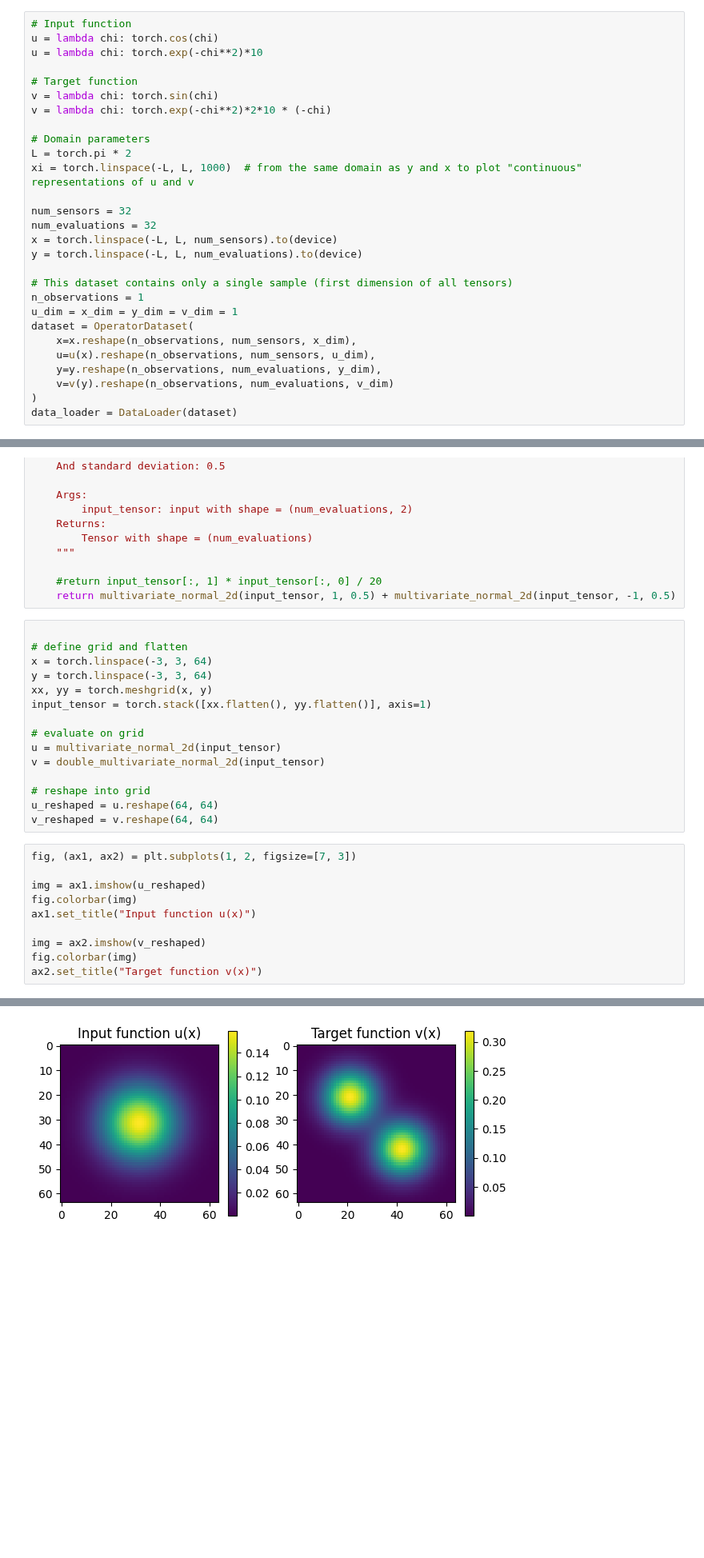
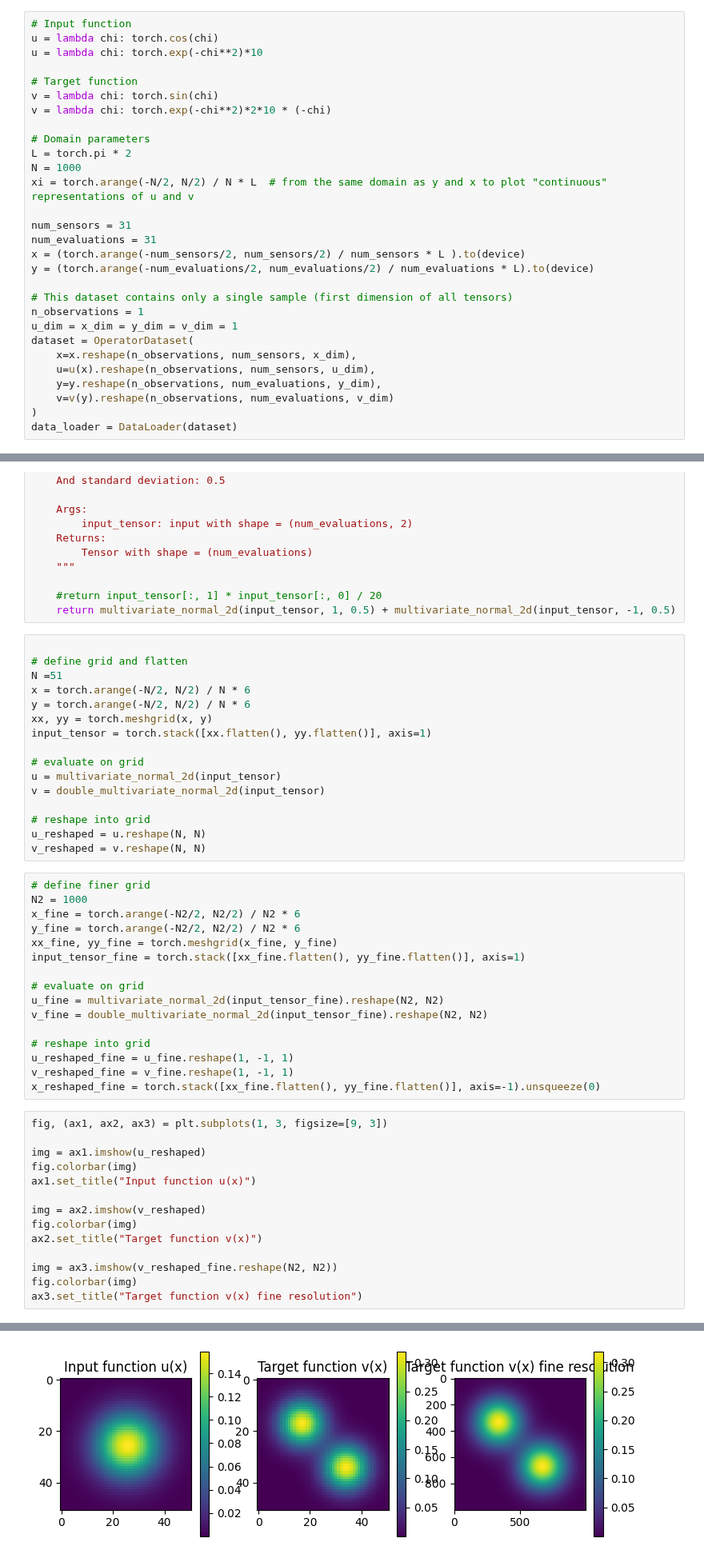
Before and after one commit to aai-institute/continuiti, a Jupyter notebook: examples/fourierneuraloperator.ipynb, the cells around one changed output, grey strips where cells are left out. Shown at 80% size. Cells and saved outputs as stored; diff of their text form; blank space fills up the shorter version.

```diff
--- a/examples/fourierneuraloperator.ipynb
+++ b/examples/fourierneuraloperator.ipynb
@@ -30,12 +30,13 @@ v = lambda chi: torch.exp(-chi**2)*2*10 * (-chi)
 
 # Domain parameters
 L = torch.pi * 2
-xi = torch.linspace(-L, L, 1000)  # from the same domain as y and x to plot "continuous" representations of u and v
+N = 1000
+xi = torch.arange(-N/2, N/2) / N * L  # from the same domain as y and x to plot "continuous" representations of u and v
 
-num_sensors = 32
-num_evaluations = 32
-x = torch.linspace(-L, L, num_sensors).to(device)
-y = torch.linspace(-L, L, num_evaluations).to(device)
+num_sensors = 31
+num_evaluations = 31
+x = (torch.arange(-num_sensors/2, num_sensors/2) / num_sensors * L ).to(device)
+y = (torch.arange(-num_evaluations/2, num_evaluations/2) / num_evaluations * L).to(device)
 
 # This dataset contains only a single sample (first dimension of all tensors)
 n_observations = 1
@@ -232,8 +216,9 @@ def double_multivariate_normal_2d(input_tensor: torch.Tensor) -> torch.Tensor:
 # %%
 
 # define grid and flatten
-x = torch.linspace(-3, 3, 64)
-y = torch.linspace(-3, 3, 64)
+N =51
+x = torch.arange(-N/2, N/2) / N * 6
+y = torch.arange(-N/2, N/2) / N * 6
 xx, yy = torch.meshgrid(x, y)
 input_tensor = torch.stack([xx.flatten(), yy.flatten()], axis=1)
 
@@ -242,10 +227,26 @@ u = multivariate_normal_2d(input_tensor)
 v = double_multivariate_normal_2d(input_tensor)
 
 # reshape into grid
-u_reshaped = u.reshape(64, 64)
-v_reshaped = v.reshape(64, 64)
+u_reshaped = u.reshape(N, N)
+v_reshaped = v.reshape(N, N)
+# %%
+# define finer grid
+N2 = 1000
+x_fine = torch.arange(-N2/2, N2/2) / N2 * 6
+y_fine = torch.arange(-N2/2, N2/2) / N2 * 6
+xx_fine, yy_fine = torch.meshgrid(x_fine, y_fine)
+input_tensor_fine = torch.stack([xx_fine.flatten(), yy_fine.flatten()], axis=1)
+
+# evaluate on grid
+u_fine = multivariate_normal_2d(input_tensor_fine).reshape(N2, N2)
+v_fine = double_multivariate_normal_2d(input_tensor_fine).reshape(N2, N2)
+
+# reshape into grid
+u_reshaped_fine = u_fine.reshape(1, -1, 1)
+v_reshaped_fine = v_fine.reshape(1, -1, 1)
+x_reshaped_fine = torch.stack([xx_fine.flatten(), yy_fine.flatten()], axis=-1).unsqueeze(0)
 # %%
-fig, (ax1, ax2) = plt.subplots(1, 2, figsize=[7, 3])
+fig, (ax1, ax2, ax3) = plt.subplots(1, 3, figsize=[9, 3])
 
 img = ax1.imshow(u_reshaped)
 fig.colorbar(img)
@@ -254,4 +255,8 @@ ax1.set_title("Input function u(x)")
 img = ax2.imshow(v_reshaped)
 fig.colorbar(img)
 ax2.set_title("Target function v(x)")
+
+img = ax3.imshow(v_reshaped_fine.reshape(N2, N2))
+fig.colorbar(img)
+ax3.set_title("Target function v(x) fine resolution")
 # %% [output]
@@ -259,4 +264,4 @@ Text(0.5, 1.0, 'Target function v(x)')
-[figure, old version]
+[figure, new version]
 # %%
 x_reshaped = torch.stack([xx.flatten(), yy.flatten()], axis=-1).unsqueeze(0)
 u_reshaped = u.reshape(1, -1, 1)
```
Also changed, not shown: parts of 31 cells of this notebook.
